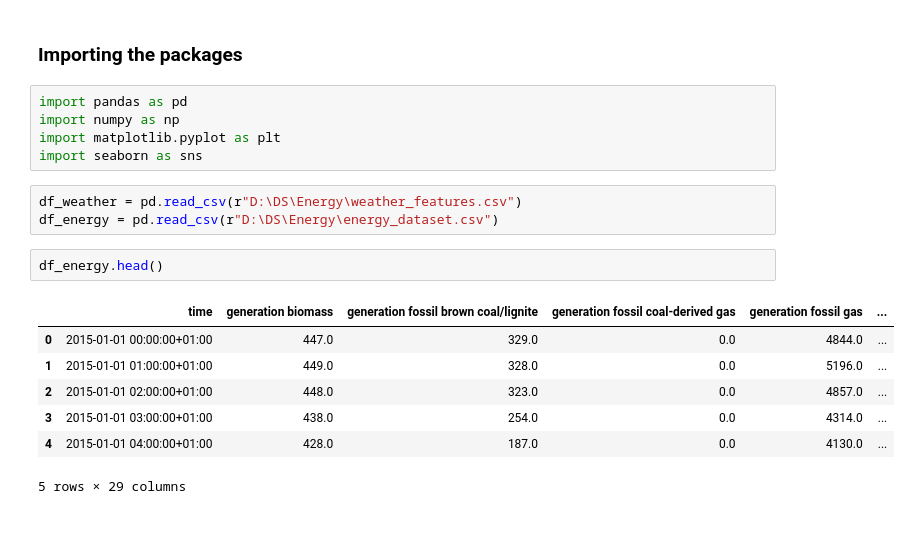
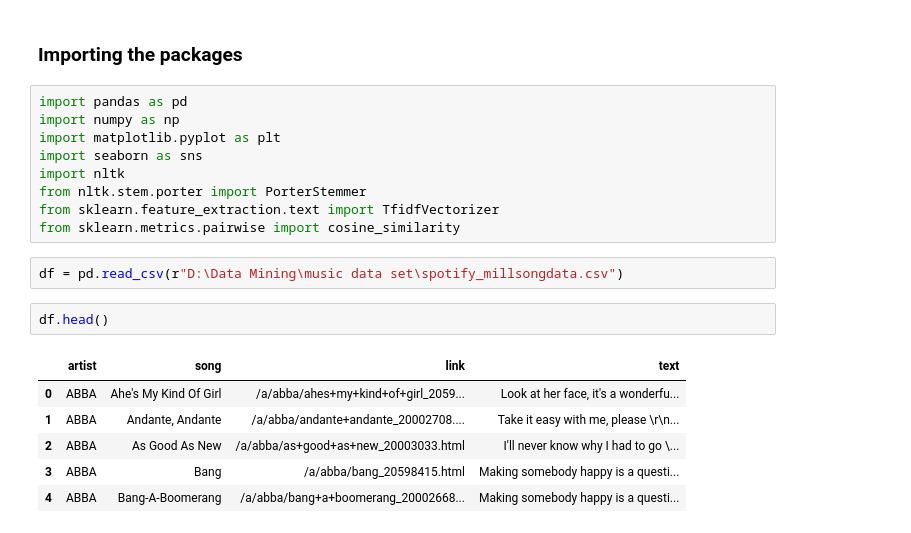
Before and after one commit to ribesh9/data-science, a Jupyter notebook: Project1.ipynb, the cells around one changed output. Cells and saved outputs as stored; diff of their text form.

```diff
--- a/Project1.ipynb
+++ b/Project1.ipynb
@@ -5,16 +5,18 @@ import pandas as pd
 import numpy as np
 import matplotlib.pyplot as plt
 import seaborn as sns
+import nltk
+from nltk.stem.porter import PorterStemmer
+from sklearn.feature_extraction.text import TfidfVectorizer
+from sklearn.metrics.pairwise import cosine_similarity
 # %%
-df_weather = pd.read_csv(r"D:\DS\Energy\weather_features.csv")
-df_energy = pd.read_csv(r"D:\DS\Energy\energy_dataset.csv")
+df = pd.read_csv(r"D:\Data Mining\music data set\spotify_millsongdata.csv")
 # %%
-df_energy.head()
+df.head()
 # %% [output]
-|  | time | generation biomass | generation fossil brown coal/lignite | generation fossil coal-derived gas | generation fossil gas | ... |
-| 0 | 2015-01-01 00:00:00+01:00 | 447.0 | 329.0 | 0.0 | 4844.0 | ... |
-| 1 | 2015-01-01 01:00:00+01:00 | 449.0 | 328.0 | 0.0 | 5196.0 | ... |
-| 2 | 2015-01-01 02:00:00+01:00 | 448.0 | 323.0 | 0.0 | 4857.0 | ... |
-| 3 | 2015-01-01 03:00:00+01:00 | 438.0 | 254.0 | 0.0 | 4314.0 | ... |
-| 4 | 2015-01-01 04:00:00+01:00 | 428.0 | 187.0 | 0.0 | 4130.0 | ... |
+|  | artist | song | link | text |
+| 0 | ABBA | Ahe's My Kind Of Girl | /a/abba/ahes+my+kind+of+girl_2059... | Look at her face, it's a wonderfu... |
+| 1 | ABBA | Andante, Andante | /a/abba/andante+andante_20002708.... | Take it easy with me, please \r\n... |
+| 2 | ABBA | As Good As New | /a/abba/as+good+as+new_20003033.html | I'll never know why I had to go \... |
+| 3 | ABBA | Bang | /a/abba/bang_20598415.html | Making somebody happy is a questi... |
+| 4 | ABBA | Bang-A-Boomerang | /a/abba/bang+a+boomerang_20002668... | Making somebody happy is a questi... |
-5 rows × 29 columns
```
Also changed, not shown: parts of 30 cells of this notebook, 2 other files.
